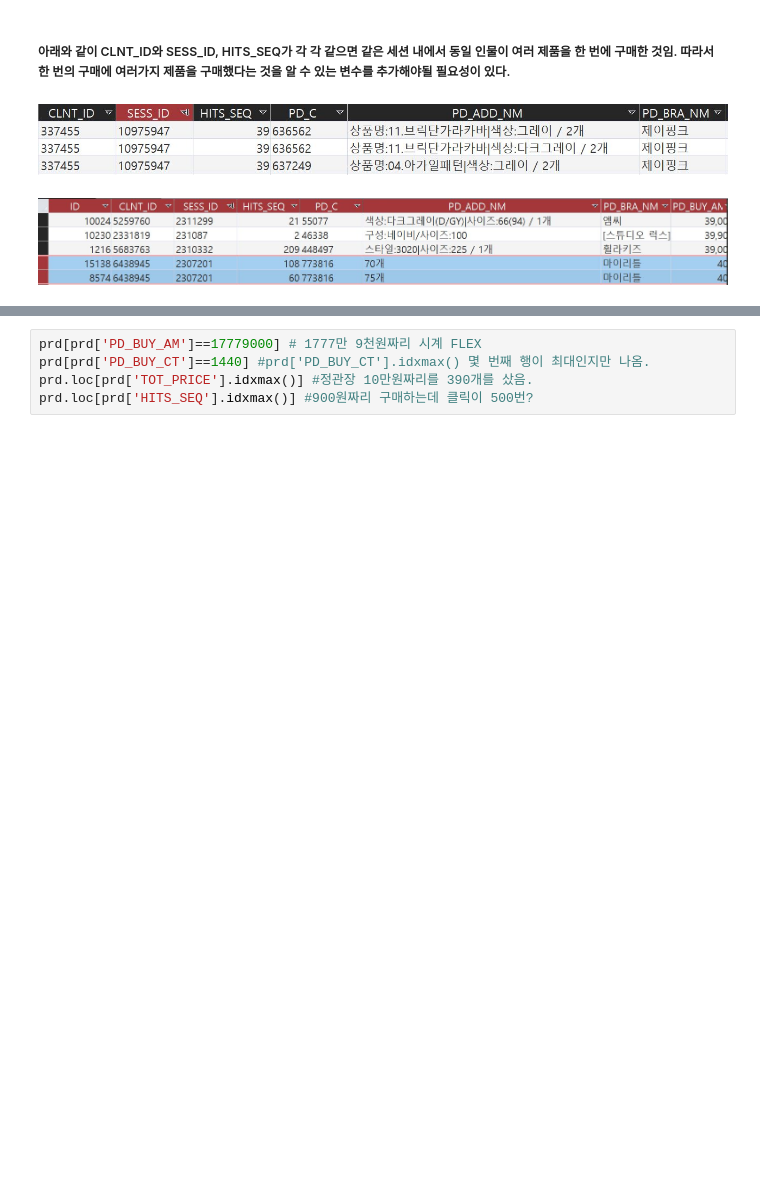
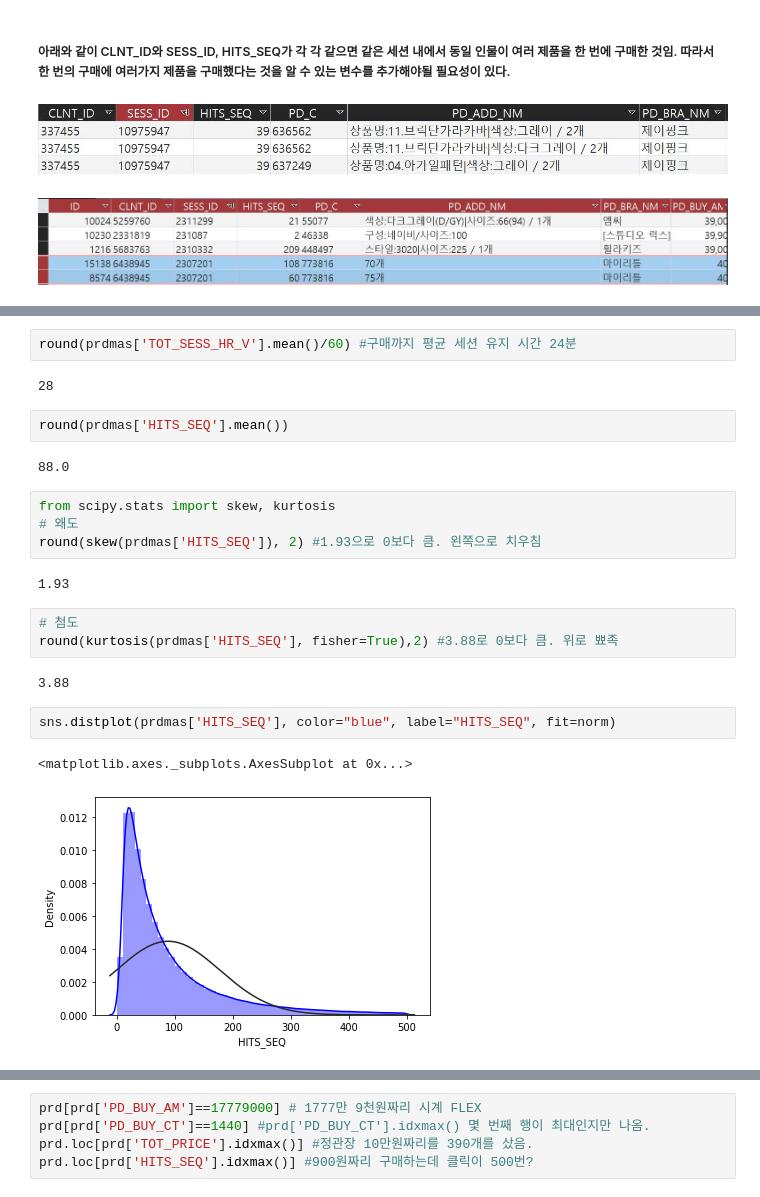
Before and after one commit to chldnjstjr/Lpoint, a Jupyter notebook: 1st_EDA.ipynb, the cells around one changed output, grey strips where cells are left out. Cells and saved outputs as stored; diff of their text form; blank space fills up the shorter version.

```diff
--- a/1st_EDA.ipynb
+++ b/1st_EDA.ipynb
@@ -89,0 +253,24 @@ prd.head()
+# %%
+round(prdmas['TOT_SESS_HR_V'].mean()/60) #구매까지 평균 세션 유지 시간 24분
+# %% [output]
+28
+# %%
+round(prdmas['HITS_SEQ'].mean())
+# %% [output]
+88.0
+# %%
+from scipy.stats import skew, kurtosis
+# 왜도
+round(skew(prdmas['HITS_SEQ']), 2) #1.93으로 0보다 큼. 왼쪽으로 치우침
+# %% [output]
+1.93
+# %%
+# 첨도
+round(kurtosis(prdmas['HITS_SEQ'], fisher=True),2) #3.88로 0보다 큼. 위로 뾰족
+# %% [output]
+3.88
+# %%
+sns.distplot(prdmas['HITS_SEQ'], color="blue", label="HITS_SEQ", fit=norm)
+# %% [output]
+<matplotlib.axes._subplots.AxesSubplot at 0x...>
+[figure, added]
```
Also changed, not shown: parts of 27 cells of this notebook.
